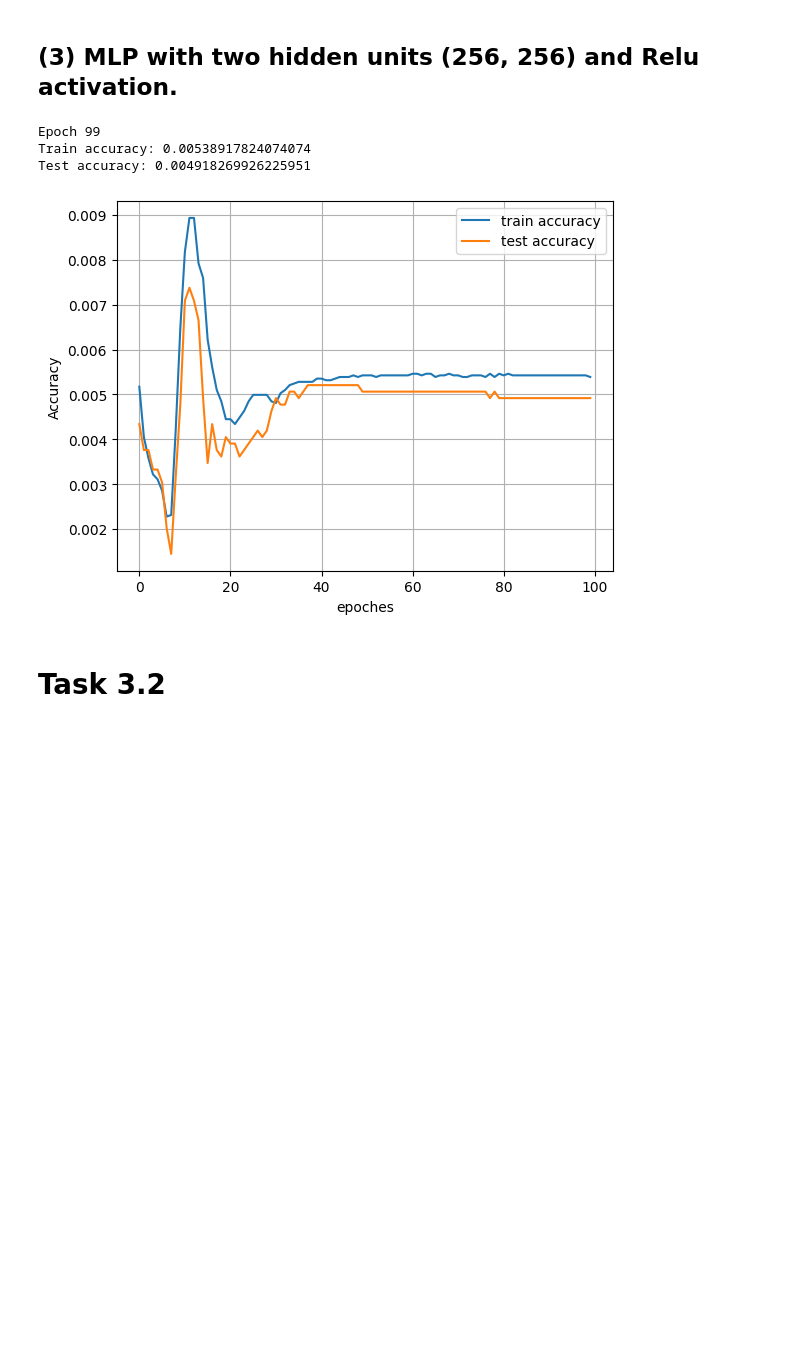
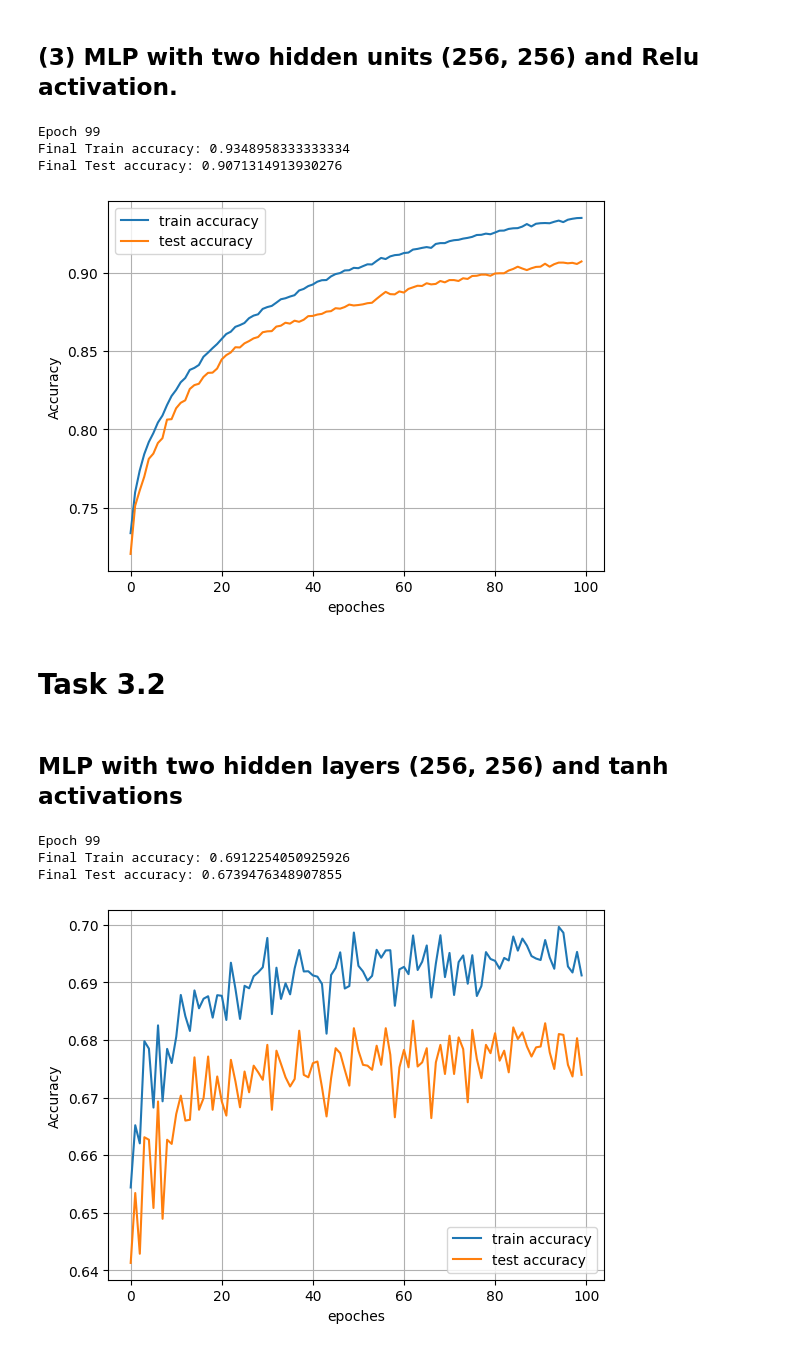
Before and after one commit to sebastian9991/ClassificationImageData-MLP-and-CNN, a Jupyter notebook: miniproject.ipynb, the cells around one changed output. Cells and saved outputs as stored; diff of their text form; code cells hidden in the pictures; blank space fills up the shorter version.

```diff
--- a/miniproject.ipynb
+++ b/miniproject.ipynb
@@ -37,15 +26,0 @@ DataClass = getattr(medmnist, info['python_class'])
-# %%
-# preprocessing
-data_transform = transforms.Compose([
-    transforms.ToTensor(),
-    transforms.Normalize(mean=[0], std = [1])
-])
-
-# load the data
-train_dataset = DataClass(split='train', transform=data_transform, download=download)
-test_dataset = DataClass(split='test', transform=data_transform, download=download)
-
-pil_dataset = DataClass(split='train', download=download)
-
-# train_loader = data.DataLoader(dataset = train_dataset, batch_size= 64, shuffle = True)
-# test_loader = data.DataLoader(dataset = test_dataset, batch_size=64, shuffle=True)
@@ -127,13 +105,29 @@ Test accuracy: 0.668595399971069
 # %%
 activation_loss_function = ActivationFunction(func=softmax, derivative=softmax_derivative)
 activation_function_relu = ActivationFunction(func = ReLU, derivative= ReLU_derivative)
-mlp_2_hidden_layers_relu = MLPSoftmax(initalizer=random_optimized_initalizer, loss_activation= activation_loss_function,  activation_function=activation_function_relu, layer_sizes=[784,256,256,11]) #We know the dimensions from torch.flatten()
-mlp_2_hidden_layers_relu.fit(X_train= X_train, y_train= y_train, X_test=X_test, y_test=y_test, learning_rate=-0.01,
+activation_function_relu_2 = ActivationFunction(func = ReLU, derivative= ReLU_derivative)
+mlp_2_hidden_layers_relu = MLPSoftmax(initalizer=random_optimized_initalizer, activation_functions=[activation_loss_function, activation_function_relu, activation_function_relu_2], layer_sizes=[784,256,256,11]) #We know the dimensions from torch.flatten()
+mlp_2_hidden_layers_relu.fit(X_train= X_train, y_train= y_train, X_test=X_test, y_test=y_test, learning_rate=0.001,
                          epochs=100, batch=256, termination_condition=1e-2, max_iters=1000, plot=True)
 # %% [output]
 Epoch 99
-Train accuracy: 0.00538917824074074
-Test accuracy: 0.004918269926225951
+Final Train accuracy: 0.9348958333333334
+Final Test accuracy: 0.9071314913930276
-[figure, old version]
+[figure, new version]
 # %% [markdown]
 # Task 3.2
+# %% [markdown]
+## MLP with two hidden layers (256, 256) and tanh activations
+# %%
+
+activation_loss_function = ActivationFunction(func=softmax, derivative=softmax_derivative)
+activation_function_tanh = ActivationFunction(func = tanh, derivative= tanh_derivative)
+activation_function_tanh_2 = ActivationFunction(func = tanh, derivative= tanh_derivative)
+mlp_2_hidden_layers_relu = MLPSoftmax(initalizer=random_optimized_initalizer, activation_functions=[activation_loss_function, activation_function_tanh, activation_function_tanh_2], layer_sizes=[784,256,256,11]) #We know the dimensions from torch.flatten()
+mlp_2_hidden_layers_relu.fit(X_train= X_train, y_train= y_train, X_test=X_test, y_test=y_test, learning_rate=0.001,
+                         epochs=100, batch=256, termination_condition=1e-2, max_iters=1000, plot=True)
+# %% [output]
+Epoch 99
+Final Train accuracy: 0.6912254050925926
+Final Test accuracy: 0.6739476348907855
+[figure, added]
```
Also changed, not shown: parts of 46 cells of this notebook, 2 other files.
